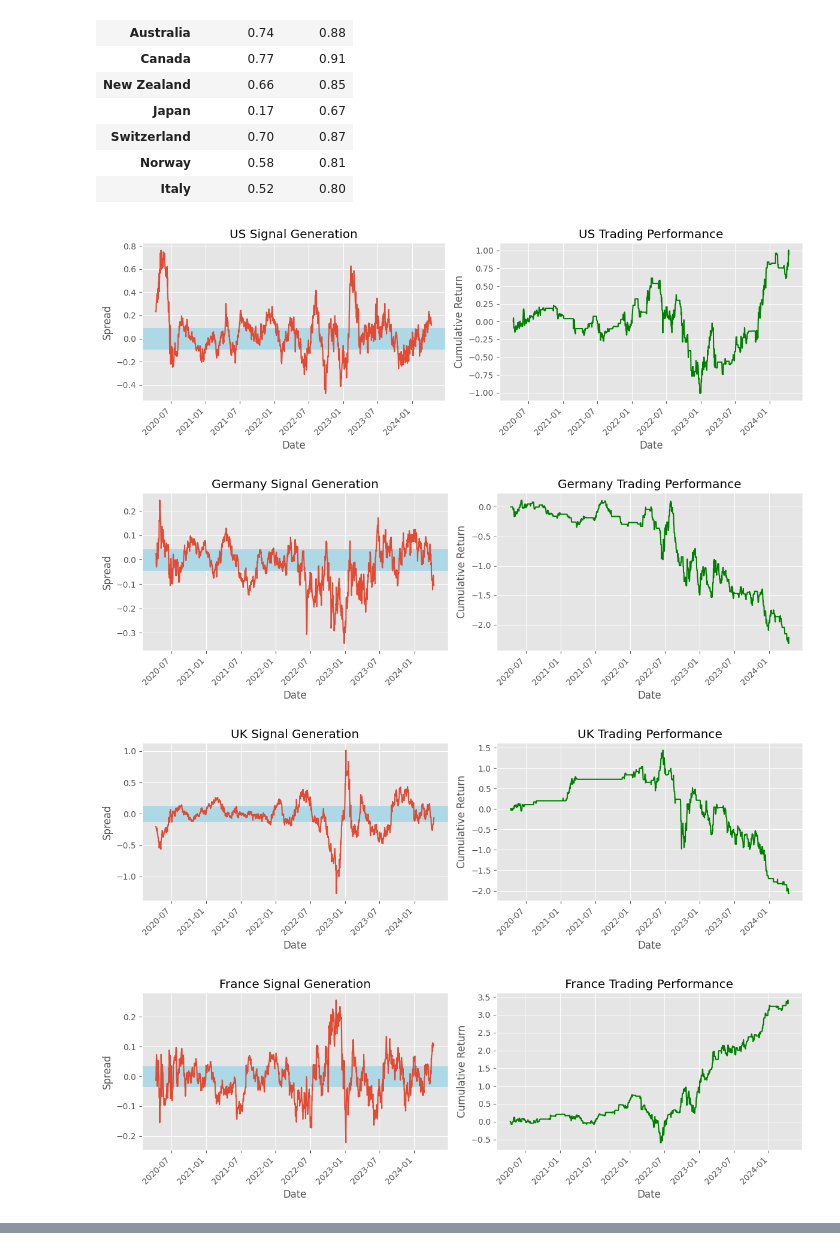
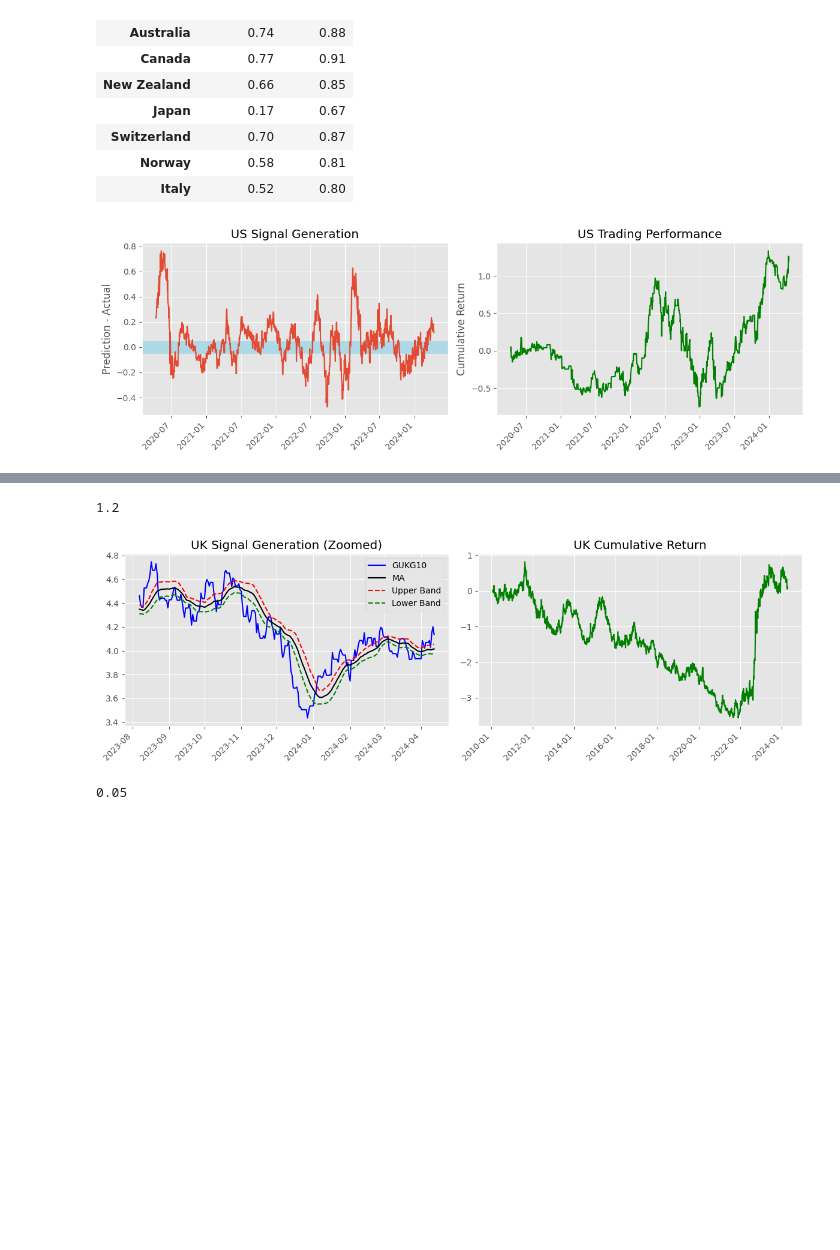
Before and after one commit to danjsabra/G10_RV, a Jupyter notebook: G10_RV.ipynb, the cells around one changed output, grey strips where cells are left out. Saved outputs shown, nothing was run; the diff lists cells and outputs as text; code cells hidden in the pictures; blank space fills up the shorter version.

Commit message:
momentum

```diff
--- a/G10_RV.ipynb
+++ b/G10_RV.ipynb
@@ -100,40 +100,34 @@ performance(10)
 # %%
 def trader(target, t, std):
     data = predictor('multi', target, t)[0]
     name = target
     target = codes[target]
     data['spread'] = data['prediction'] - data[target]
     threshold = data['spread'].std() * std
     data['signal'] = 0
     data.loc[data[target] > data['prediction'] + threshold , 'signal'] = -1
     data.loc[data[target] < data['prediction'] - threshold, 'signal'] = 1
     data['return'] = data[target].diff(1)
     data['signal_return'] = data['return'] * data['signal']
     data['cum_return'] = data['signal_return'].cumsum()
+    total_return = round(list(data['cum_return'])[-1], 2)
 
     fig, axs = plt.subplots(1, 2, figsize=(12, 4))
     axs[0].plot(data.index, data['spread'], label='Spread')
     axs[0].axhspan(-threshold, threshold, color='lightblue', alpha=1)
-    axs[0].set_xlabel('Date')
-    axs[0].set_ylabel('Spread')
+    axs[0].set_ylabel('Prediction - Actual')
     axs[0].set_title(f'{name} Signal Generation')
-
     axs[1].plot(data.index, data['cum_return'], label='Cumulative Return', color='green')
-    axs[1].set_xlabel('Date')
     axs[1].set_ylabel('Cumulative Return')
     axs[1].set_title(f'{name} Trading Performance')
-
     date_format = DateFormatter('%Y-%m')
     axs[0].xaxis.set_major_formatter(date_format)
     axs[1].xaxis.set_major_formatter(date_format)
     fig.autofmt_xdate(rotation=45)
     plt.tight_layout()
     plt.show()
+    return total_return
 
-for country in codes.keys():
-    trader(country, 100, .5)
+trader('US', 100, .25)
 # %% [output]
-[figure, old version]
+[figure, new version]
-[figure, removed]
-[figure, removed]
-[figure, removed]
@@ -146,0 +134,40 @@ for country in codes.keys():
+1.2
+# %%
+def momentum(ticker, window, stds):
+    name = ticker
+    ticker = codes[ticker]
+    data = df[[ticker]].copy()
+    data['MA'] = data[ticker].rolling(window).mean()
+    data['upper'] = data['MA'] + data[ticker].rolling(window).std() * stds
+    data['lower'] = data['MA'] - data[ticker].rolling(window).std() * stds
+    data = data.dropna()
+    data['signal'] = 0
+    data.loc[data[ticker] > data['upper'], 'signal'] = 1
+    data.loc[data[ticker] < data['lower'], 'signal'] = -1
+    data['signal'] = data['signal'].shift(1)
+    data['return'] = data[ticker].diff(1)
+    data['signal_return'] = data['return'] * data['signal']
+    data['cum_return'] = data['signal_return'].cumsum()
+    total_return = round(list(data['cum_return'])[-1], 2)
+
+    fig, axs = plt.subplots(1, 2, figsize=(12, 4))
+    axs[0].plot(data.index[-250:], data[ticker].iloc[-250:], label=ticker, color='blue')
+    axs[0].plot(data.index[-250:], data['MA'].iloc[-250:], label='MA', color='black')
+    axs[0].plot(data.index[-250:], data['upper'].iloc[-250:], label='Upper Band', linestyle='--', color='red')
+    axs[0].plot(data.index[-250:], data['lower'].iloc[-250:], label='Lower Band', linestyle='--', color='green')
+    axs[0].set_title(f"{name} Signal Generation (Zoomed)")
+    axs[0].legend()
+    axs[1].plot(data.index, data['cum_return'], label='Trading Performance', color='green')
+    axs[1].set_title(f'{name} Cumulative Return')
+    date_format = DateFormatter('%Y-%m')
+    axs[0].xaxis.set_major_formatter(date_format)
+    axs[1].xaxis.set_major_formatter(date_format)
+    fig.autofmt_xdate(rotation=45)
+    plt.tight_layout()
+    plt.show()
+    return total_return
+
+momentum('UK', 25, .5)
+# %% [output]
+[figure, added]
+0.05
```
Also changed, not shown: parts of 3 cells of this notebook.
